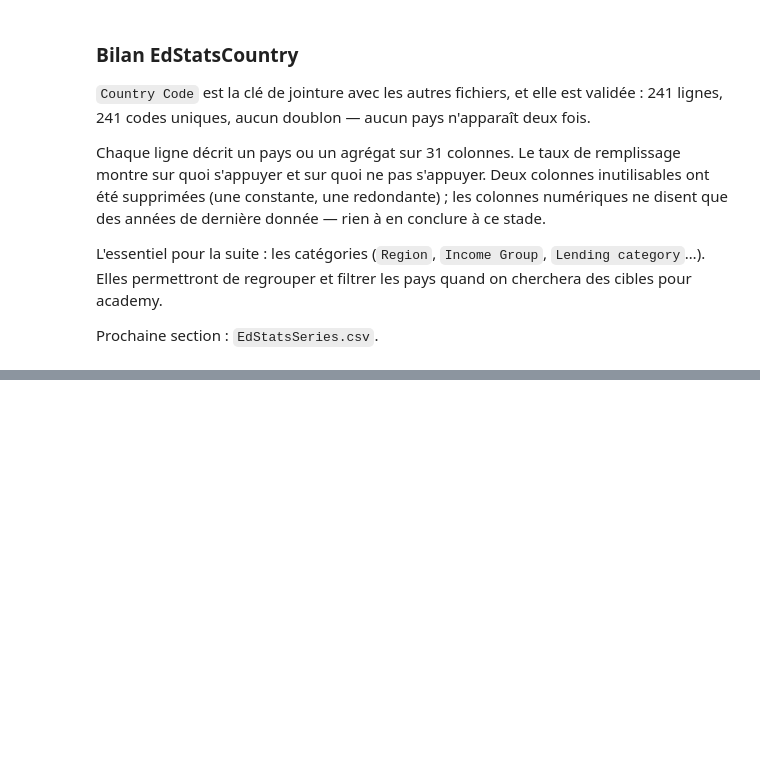
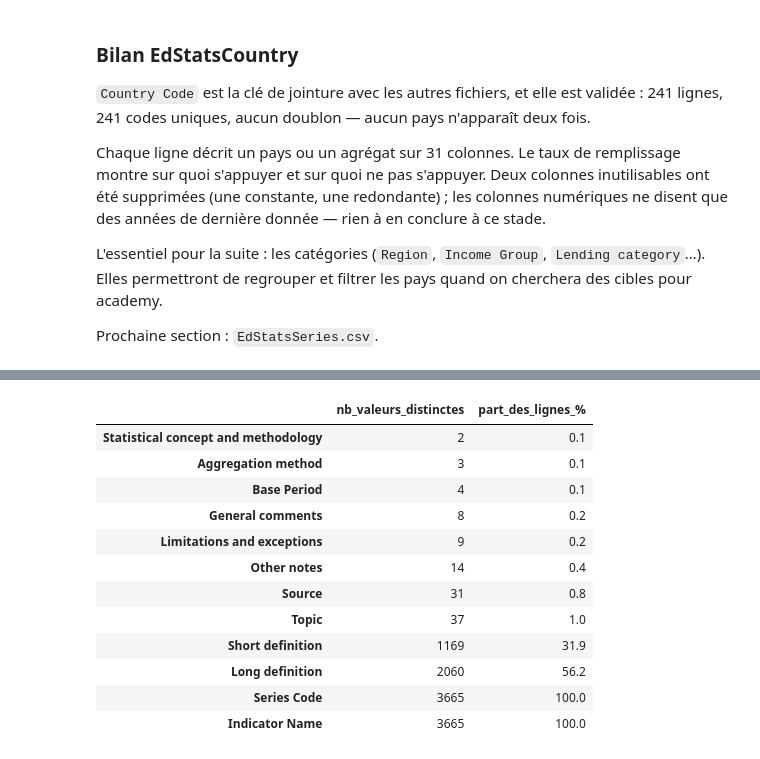
Before and after one commit to humanuoid/oc-p2-education-systems-analysis, a Jupyter notebook: notebooks/data_quality.ipynb, the cells around one changed output, grey strips where cells are left out. Cells and saved outputs as stored; diff of their text form; code cells hidden in the pictures; blank space fills up the shorter version.

```diff
--- a/notebooks/data_quality.ipynb
+++ b/notebooks/data_quality.ipynb
@@ -319,0 +407,13 @@ Prochaine section : `EdStatsSeries.csv`.
+# %%
+# 1) colonnes vides à 100 % de NaN
+vides = df.columns[df.isnull().all()].tolist()
+print("colonnes vides à 100 % de NaN :", vides)
+
+# 2) colonnes constantes : une seule valeur renseignée -> aucune information discriminante
+constantes = [c for c in df.columns if df[c].nunique() == 1]
+print("colonnes constantes (1 seule valeur renseignée) :", constantes)
+
+a_supprimer = vides + constantes
+print("colonnes supprimées :", a_supprimer)
+df = df.drop(columns=a_supprimer)
+df.shape
@@ -319,0 +447,22 @@ Prochaine section : `EdStatsSeries.csv`.
+# %%
+cols_texte = df.select_dtypes(exclude="number").columns
+
+unicite = pd.DataFrame({
+    "nb_valeurs_distinctes": [df[c].nunique() for c in cols_texte],
+    "part_des_lignes_%": [round(df[c].nunique() / len(df) * 100, 1) for c in cols_texte],
+}, index=cols_texte).sort_values("nb_valeurs_distinctes")
+unicite
+# %% [output]
+|  | nb_valeurs_distinctes | part_des_lignes_% |
+| Statistical concept and methodology | 2 | 0.1 |
+| Aggregation method | 3 | 0.1 |
+| Base Period | 4 | 0.1 |
+| General comments | 8 | 0.2 |
+| Limitations and exceptions | 9 | 0.2 |
+| Other notes | 14 | 0.4 |
+| Source | 31 | 0.8 |
+| Topic | 37 | 1.0 |
+| Short definition | 1169 | 31.9 |
+| Long definition | 2060 | 56.2 |
+| Series Code | 3665 | 100.0 |
+| Indicator Name | 3665 | 100.0 |
```
Also changed, not shown: parts of 26 cells of this notebook.
